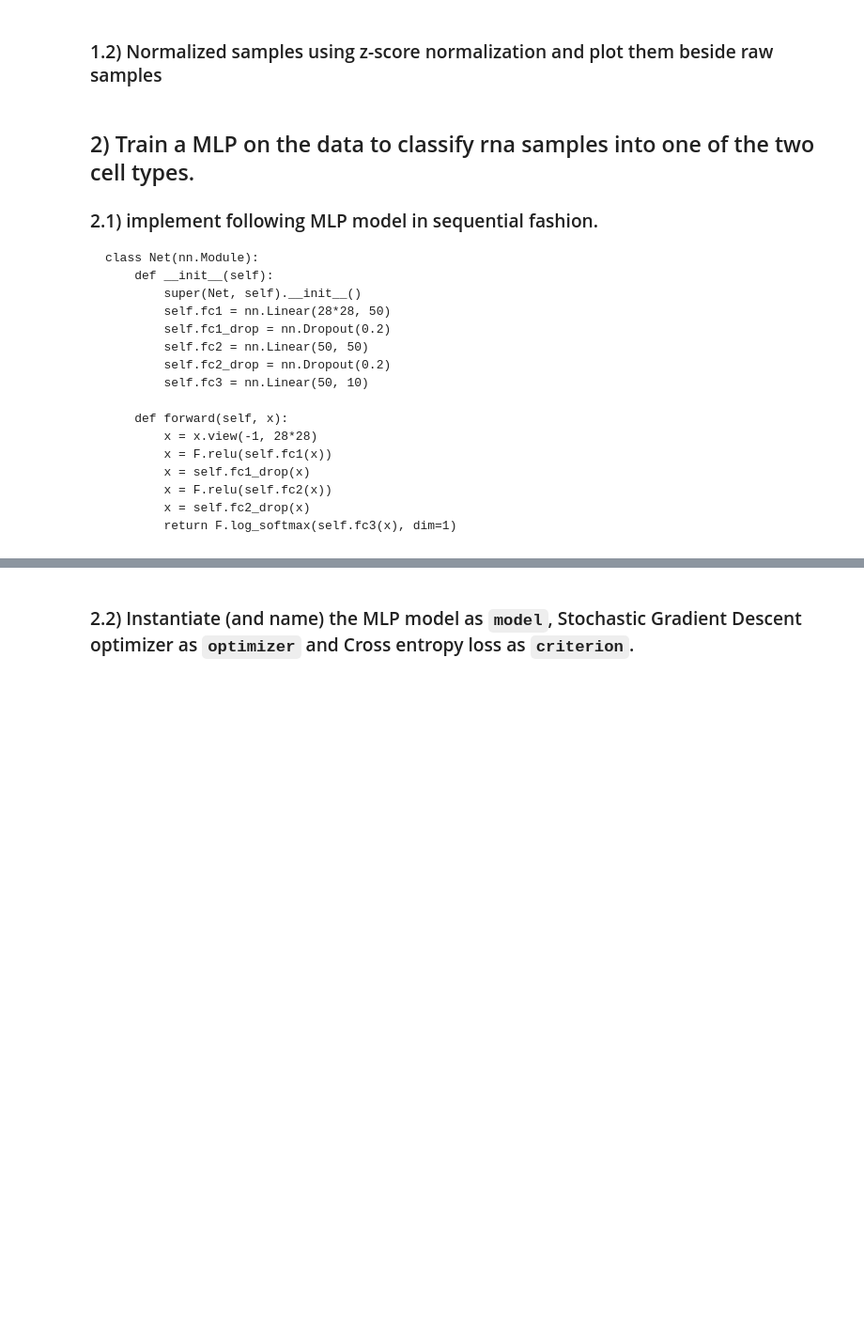
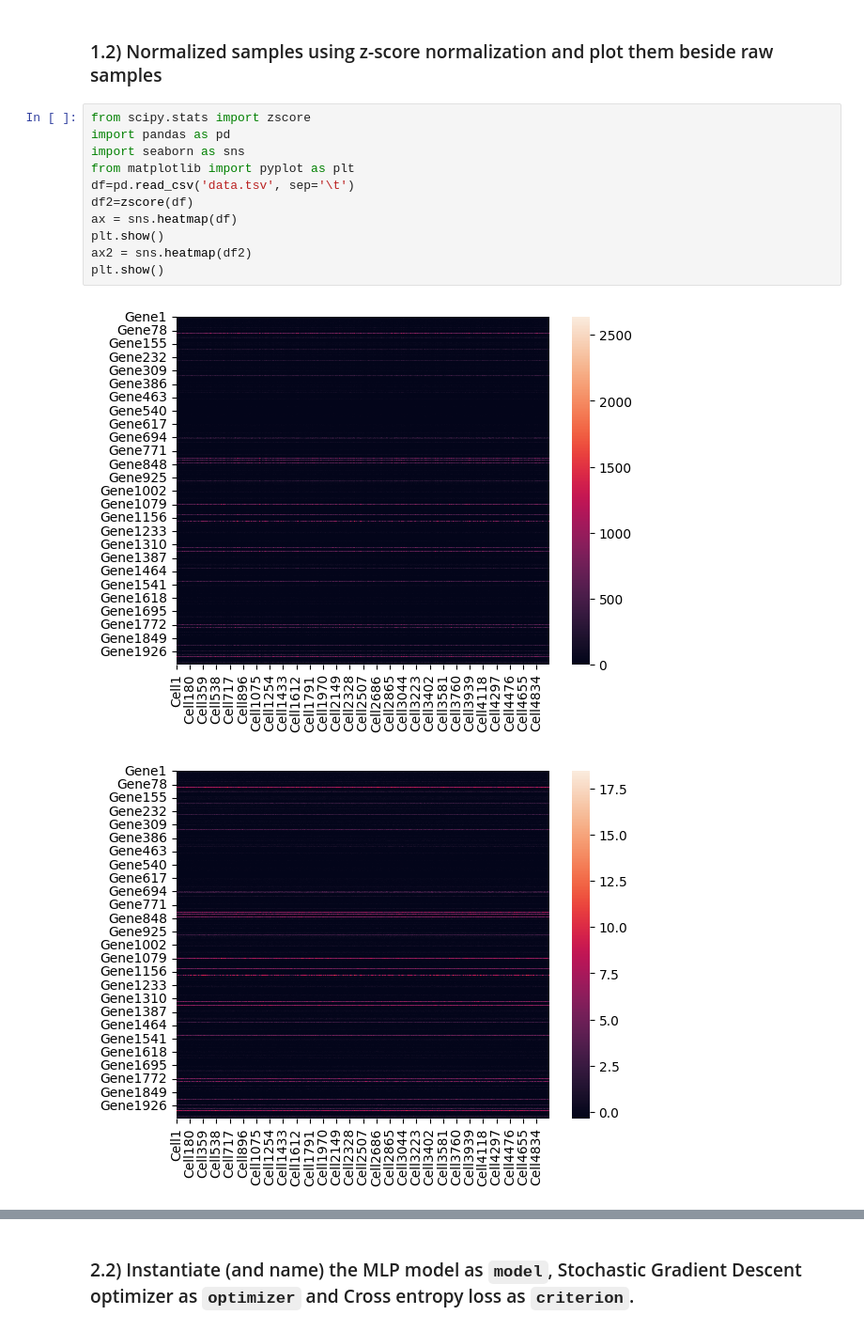
Before and after one commit to Velcorn/BKIM, a Jupyter notebook: Exercise 4/Exercise_4_Intro_to_Deep_Learning.ipynb, the cells around one changed output, grey strips where cells are left out. Shown at 94% size. Saved outputs shown, nothing was run; the diff lists cells and outputs as text; blank space fills up the shorter version.

````diff
--- a/Exercise 4/Exercise_4_Intro_to_Deep_Learning.ipynb
+++ b/Exercise 4/Exercise_4_Intro_to_Deep_Learning.ipynb
@@ -74,26 +106,16 @@ validation_loader = torch.utils.data.DataLoader(dataset=validation_dataset,
 # %% [markdown]
 ### 1.2) Normalized samples using z-score normalization and plot them beside raw samples
-# %% [markdown]
-## 2) Train a MLP on the data to classify rna samples into one of the two cell types.
-
-### 2.1) implement following MLP model in sequential fashion.
-
-
-```
-class Net(nn.Module):
-    def __init__(self):
-        super(Net, self).__init__()
-        self.fc1 = nn.Linear(28*28, 50)
-        self.fc1_drop = nn.Dropout(0.2)
-        self.fc2 = nn.Linear(50, 50)
-        self.fc2_drop = nn.Dropout(0.2)
-        self.fc3 = nn.Linear(50, 10)
-
-    def forward(self, x):
-        x = x.view(-1, 28*28)
-        x = F.relu(self.fc1(x))
-        x = self.fc1_drop(x)
-        x = F.relu(self.fc2(x))
-        x = self.fc2_drop(x)
-        return F.log_softmax(self.fc3(x), dim=1)
-```
+# %%
+from scipy.stats import zscore
+import pandas as pd
+import seaborn as sns
+from matplotlib import pyplot as plt
+df=pd.read_csv('data.tsv', sep='\t')
+df2=zscore(df)
+ax = sns.heatmap(df)
+plt.show()
+ax2 = sns.heatmap(df2)
+plt.show()
+# %% [output]
+[figure, added]
+[figure, added]
````
Also changed, not shown: parts of 19 cells of this notebook.
